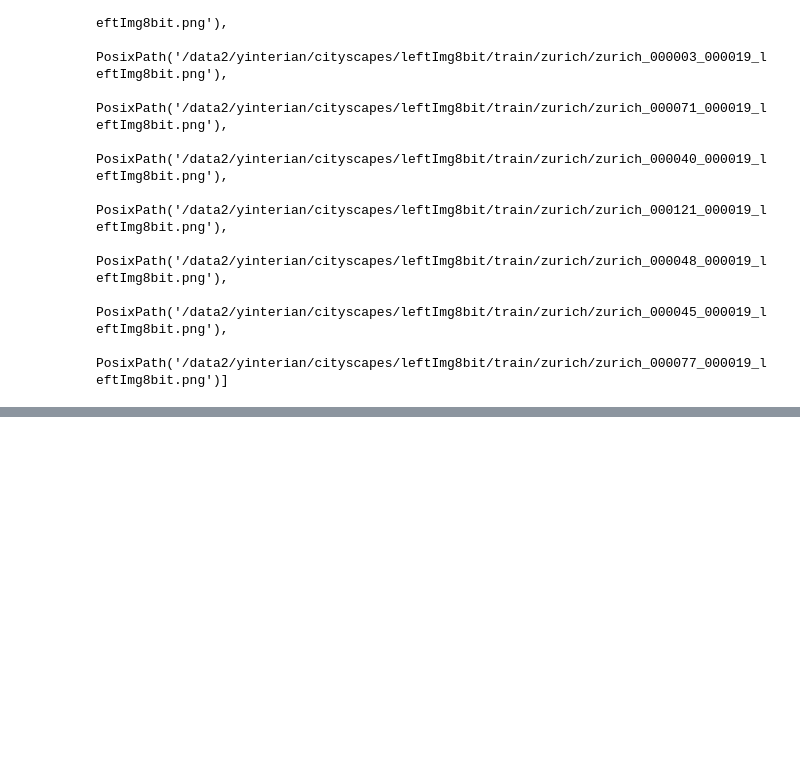
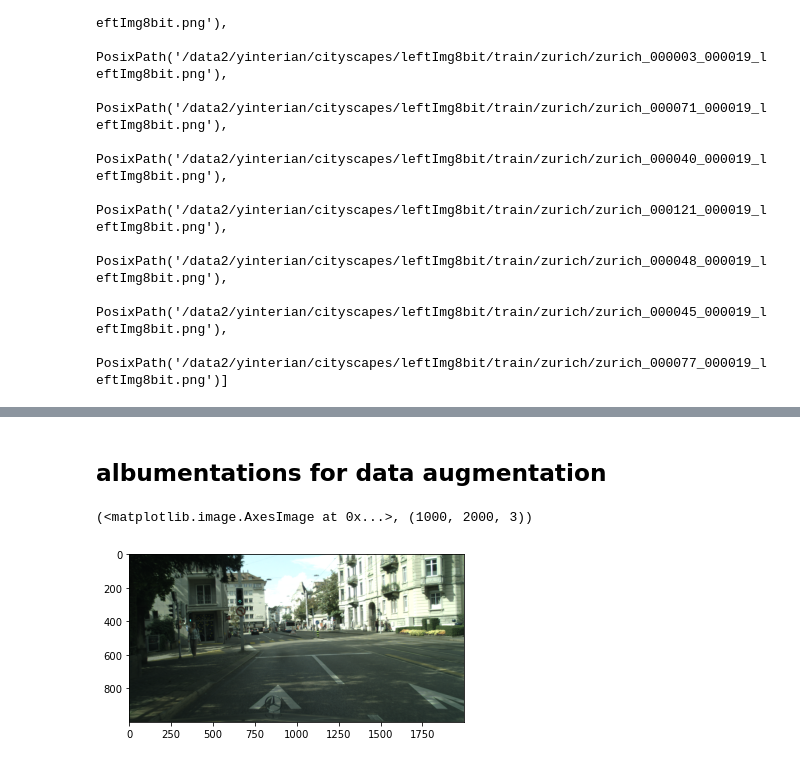
Before and after one commit to parrt/fundamentals-of-deep-learning, a Jupyter notebook: notebooks/11.Image-segmentation.ipynb, the cells around one changed output, grey strips where cells are left out. Saved outputs shown, nothing was run; the diff lists cells and outputs as text; code cells hidden in the pictures; blank space fills up the shorter version.

Commit message:
adding albumentations example

```diff
--- a/notebooks/11.Image-segmentation.ipynb
+++ b/notebooks/11.Image-segmentation.ipynb
@@ -93,0 +112,19 @@ im.reshape(-1).min(), im.reshape(-1).max()
+# %% [markdown]
+## albumentations for data augmentation
+# %%
+crop = (2000, 1000)
+transformImg = A.Compose([A.RandomCrop(width=crop[0],height=crop[1]),
+                      A.HorizontalFlip(p=.5),
+                      A.VerticalFlip(p=.5),
+                      A.Rotate(limit = 20, border_mode = cv2.BORDER_CONSTANT, value = 0.0, p = .75),
+                      A.GridDistortion(border_mode=cv2.BORDER_CONSTANT, value=0.0, p=0.75)])
+# %%
+transformed = transformImg(image=im1, mask=im2)
+# %%
+img = transformed['image']
+mask = transformed['mask']
+# %%
+plt.imshow(img), img.shape
+# %% [output]
+(<matplotlib.image.AxesImage at 0x...>, (1000, 2000, 3))
+[figure, added]
```
Also changed, not shown: parts of 10 cells of this notebook.
